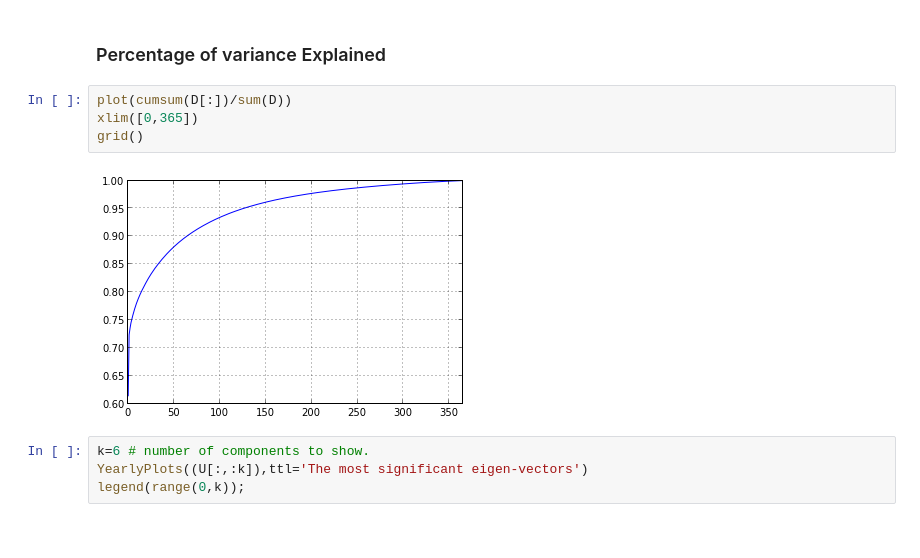
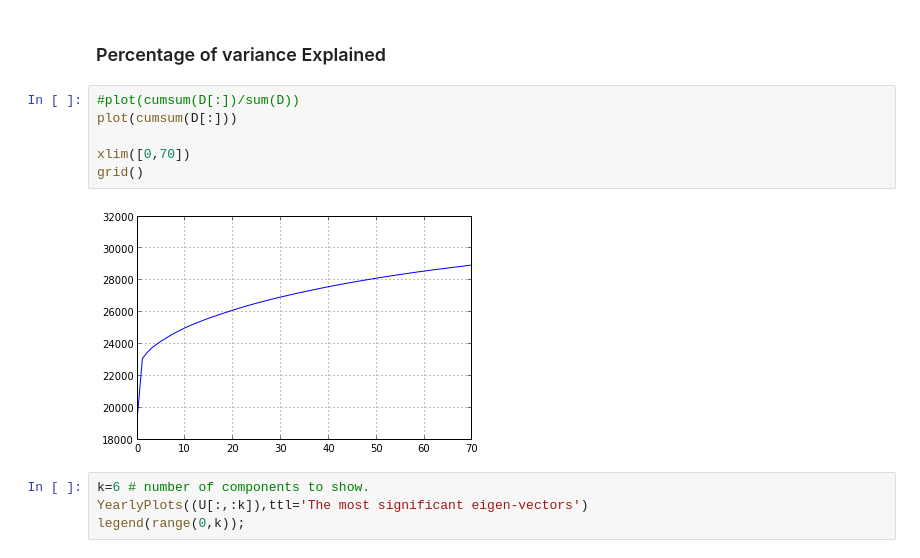
Before and after one commit to panagosg7/UCSD_BigData, a Jupyter notebook: notebooks/weather/Weather Analysis.ipynb, the cells around one changed output. Saved outputs shown, nothing was run; the diff lists cells and outputs as text.

```diff
--- a/notebooks/weather/Weather Analysis.ipynb
+++ b/notebooks/weather/Weather Analysis.ipynb
@@ -237,11 +263,13 @@ shape(U),shape(D),shape(V)
 # %% [markdown]
 ### Percentage of variance Explained ###
 # %%
-plot(cumsum(D[:])/sum(D))
-xlim([0,365])
+#plot(cumsum(D[:])/sum(D))
+plot(cumsum(D[:]))
+
+xlim([0,70])
 grid()
 # %% [output]
-[figure, old version]
+[figure, new version]
 # %%
 k=6 # number of components to show.
 YearlyPlots((U[:,:k]),ttl='The most significant eigen-vectors')
```
Also changed, not shown: parts of 4 cells of this notebook, 5 other files.
